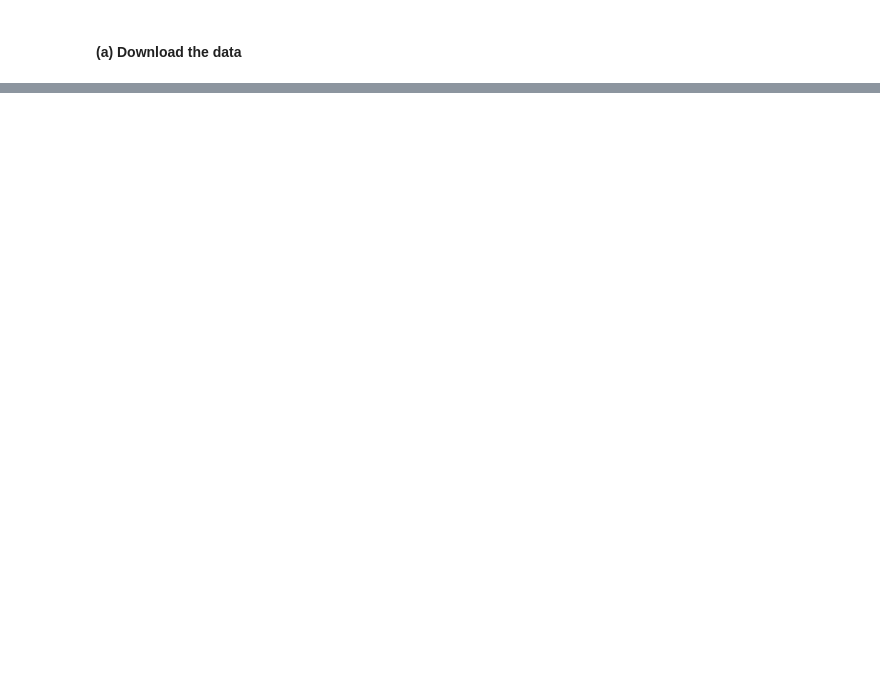
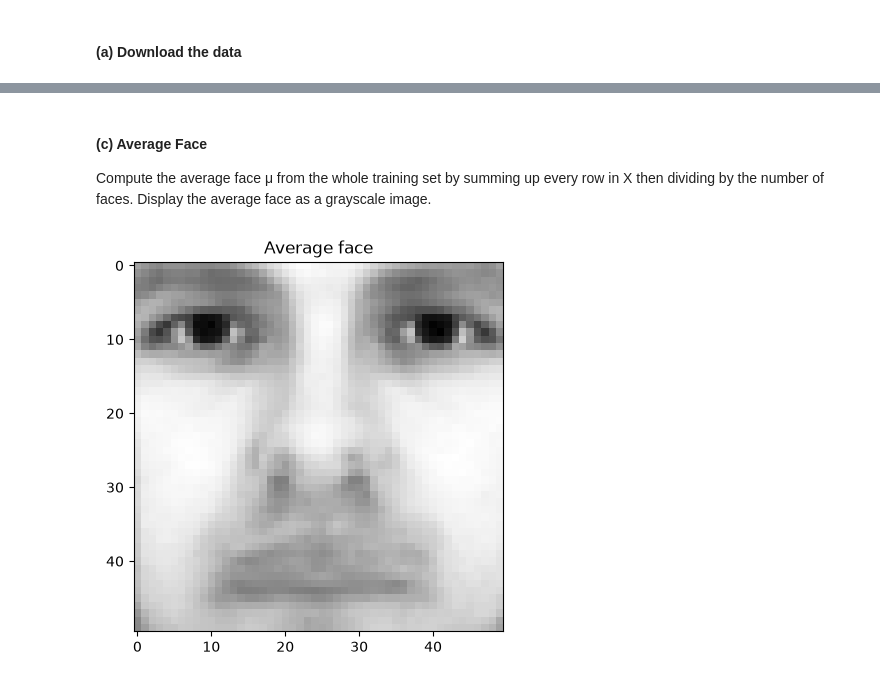
Before and after one commit to rachichi/CornellTech2026_AppliedMachineLearning, a Jupyter notebook: Homework 3/AppliedMachineLearning_Homework3_RachelLiu.ipynb, the cells around one changed output, grey strips where cells are left out. Cells and saved outputs as stored; diff of their text form; code cells hidden in the pictures; blank space fills up the shorter version.

```diff
--- a/Homework 3/AppliedMachineLearning_Homework3_RachelLiu.ipynb
+++ b/Homework 3/AppliedMachineLearning_Homework3_RachelLiu.ipynb
@@ -57,0 +92,14 @@ ModuleNotFoundError: No module named 'imageio'
+# %% [markdown]
+#### (c) Average Face
+Compute the average face μ from the whole training set by summing up
+every row in X then dividing by the number of faces. Display the average face as a grayscale
+image.
+# %%
+# Sum every row of X and divide by the number of faces (= mean over axis 0).
+mu = train_data.sum(axis=0) / train_data.shape[0]
+
+plt.imshow(mu.reshape(50, 50), cmap=cm.Greys_r)
+plt.title("Average face")
+plt.show()
+# %% [output]
+[figure, added]
```
Also changed, not shown: parts of 31 cells of this notebook, 8 other files.
